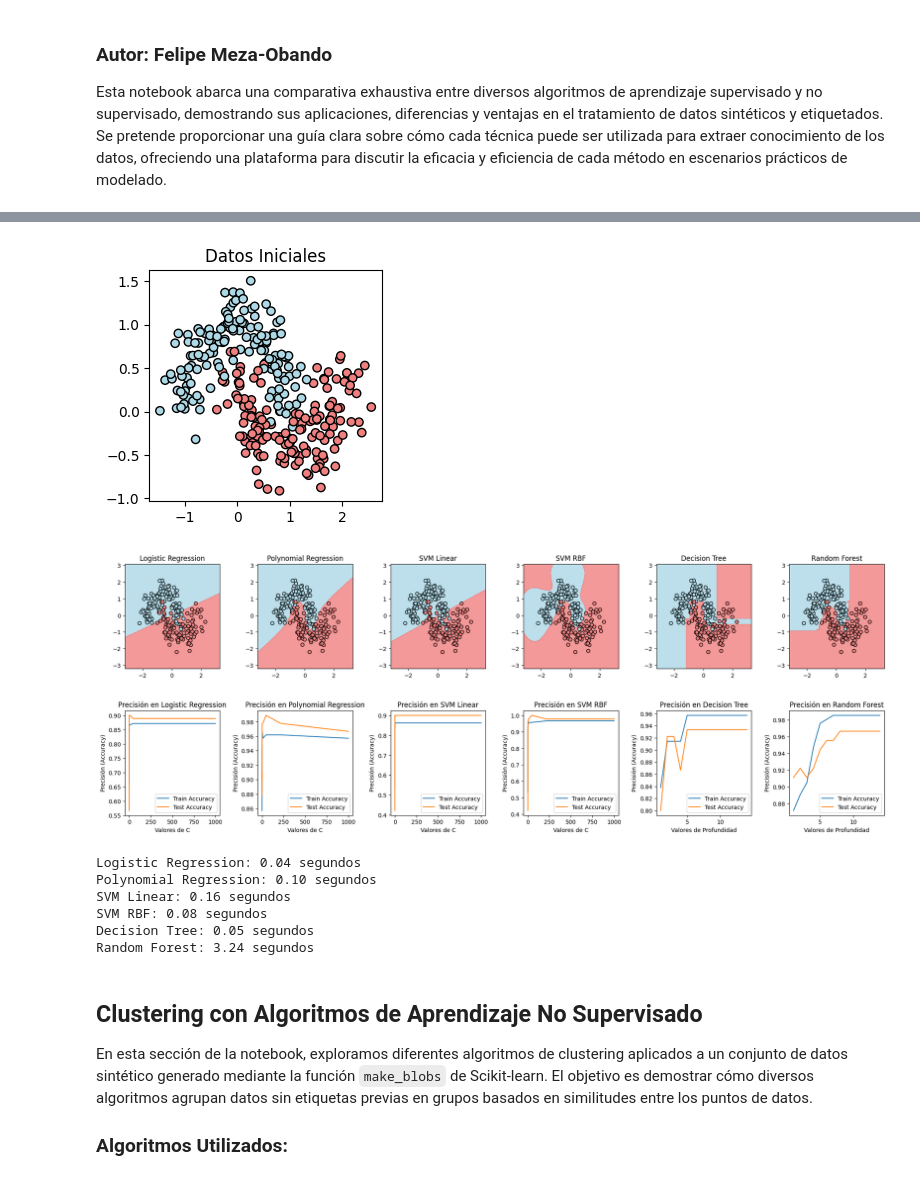
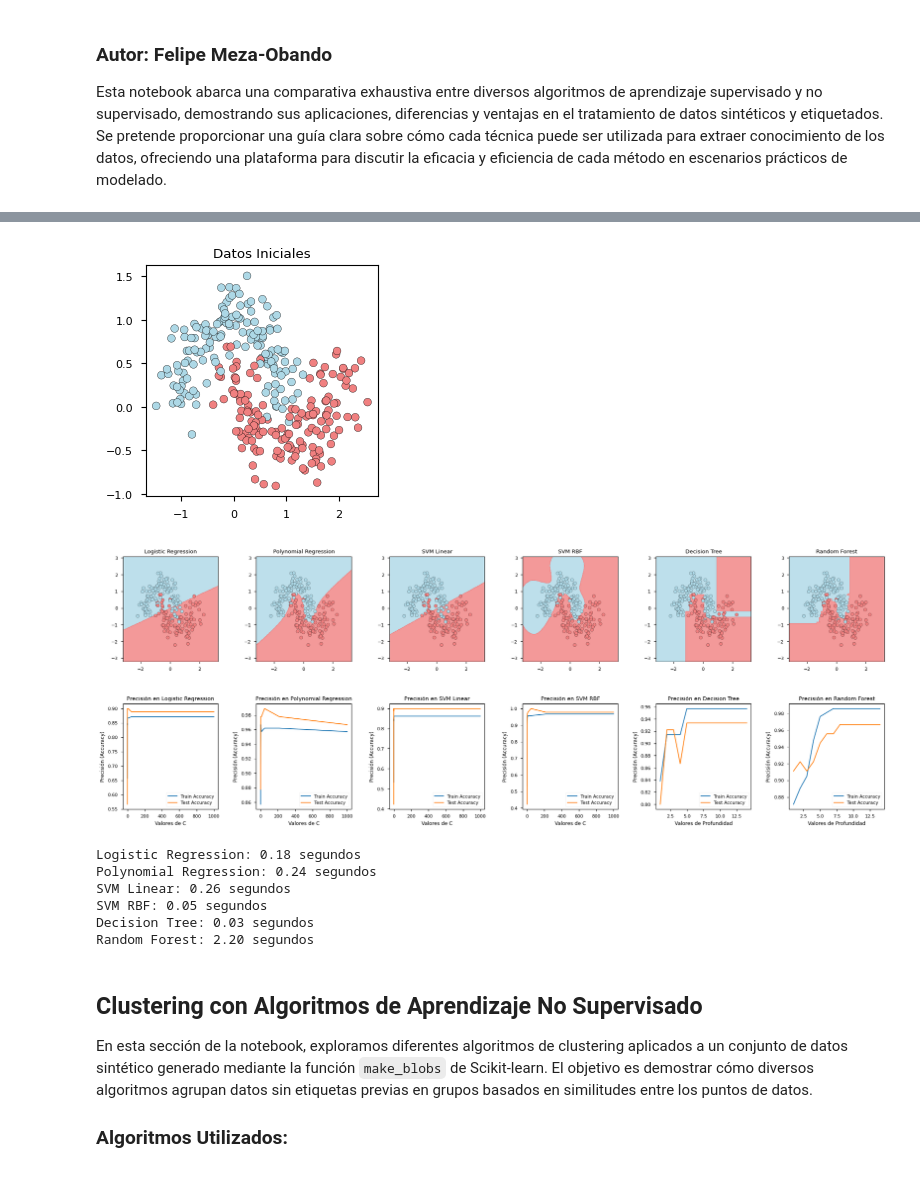
Before and after one commit to fmezacr/Machine-Learning, a Jupyter notebook: Ejemplos_SUP_NOSUP.ipynb, the cells around one changed output, grey strips where cells are left out. Cells and saved outputs as stored; diff of their text form; code cells hidden in the pictures.

```diff
--- a/Ejemplos_SUP_NOSUP.ipynb
+++ b/Ejemplos_SUP_NOSUP.ipynb
@@ -37,6 +33,8 @@ from sklearn.ensemble import RandomForestClassifier
 from sklearn.pipeline import make_pipeline
 from sklearn.metrics import accuracy_score
 import time
+
+plt.style.use("seaborn-v0_8-paper")
 
 # Generar un conjunto de datos sintético con forma de dos lunas
 X, y = make_moons(n_samples=300, noise=0.2, random_state=42)
@@ -108,42 +106,42 @@ for idx, (name, model) in enumerate(models.items()):
             model.set_params(C=param)
         elif 'SVM' in name:
             model.set_params(C=param)
         elif 'Tree' in name or 'Forest' in name:
             model.set_params(max_depth=param)
 
         model.fit(X_train, y_train)
         train_pred = model.predict(X_train)
         test_pred = model.predict(X_test)
         train_scores.append(accuracy_score(y_train, train_pred))
         test_scores.append(accuracy_score(y_test, test_pred))
 
     end_time = time.time()  # Finaliza la medición de tiempo
     training_times[name] = end_time - start_time  # Almacenar el tiempo transcurrido
 
     plot_decision_boundary(model, axes[0, idx], name)
     axes[1, idx].plot(param_range[name], train_scores, label='Train Accuracy')
     axes[1, idx].plot(param_range[name], test_scores, label='Test Accuracy')
     axes[1, idx].set_xlabel(f'Valores de {"C" if "SVM" in name or "Logistic" in name else "Profundidad" if "Tree" in name or "Forest" in name else "C"}')
     axes[1, idx].set_ylabel('Precisión (Accuracy)')
     axes[1, idx].set_title(f'Precisión en {name}')
     axes[1, idx].legend()
 
 
-plt.show()  # Mostrar las figuras
+plt.show("seaborn-v0_8-notebook")  # Mostrar las figuras
 
 
 # Imprimir los tiempos de entrenamiento para cada modelo
 for name, time_taken in training_times.items():
     print(f"{name}: {time_taken:.2f} segundos")
 # %% [output]
-[figure, old version]
+[figure, new version]
-[figure, old version]
+[figure, new version]
-Logistic Regression: 0.04 segundos
-Polynomial Regression: 0.10 segundos
-SVM Linear: 0.16 segundos
-SVM RBF: 0.08 segundos
-Decision Tree: 0.05 segundos
-Random Forest: 3.24 segundos
+Logistic Regression: 0.18 segundos
+Polynomial Regression: 0.24 segundos
+SVM Linear: 0.26 segundos
+SVM RBF: 0.05 segundos
+Decision Tree: 0.03 segundos
+Random Forest: 2.20 segundos
 # %% [markdown]
 ## Clustering con Algoritmos de Aprendizaje No Supervisado
 
```
Also changed, not shown: parts of 2 cells of this notebook.
